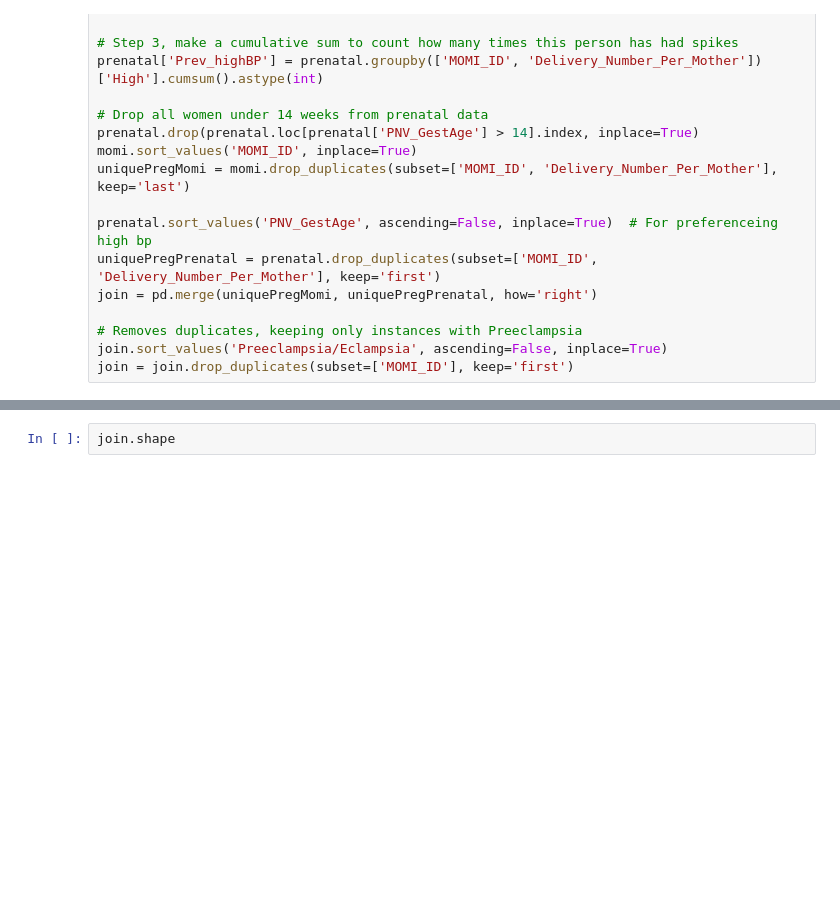
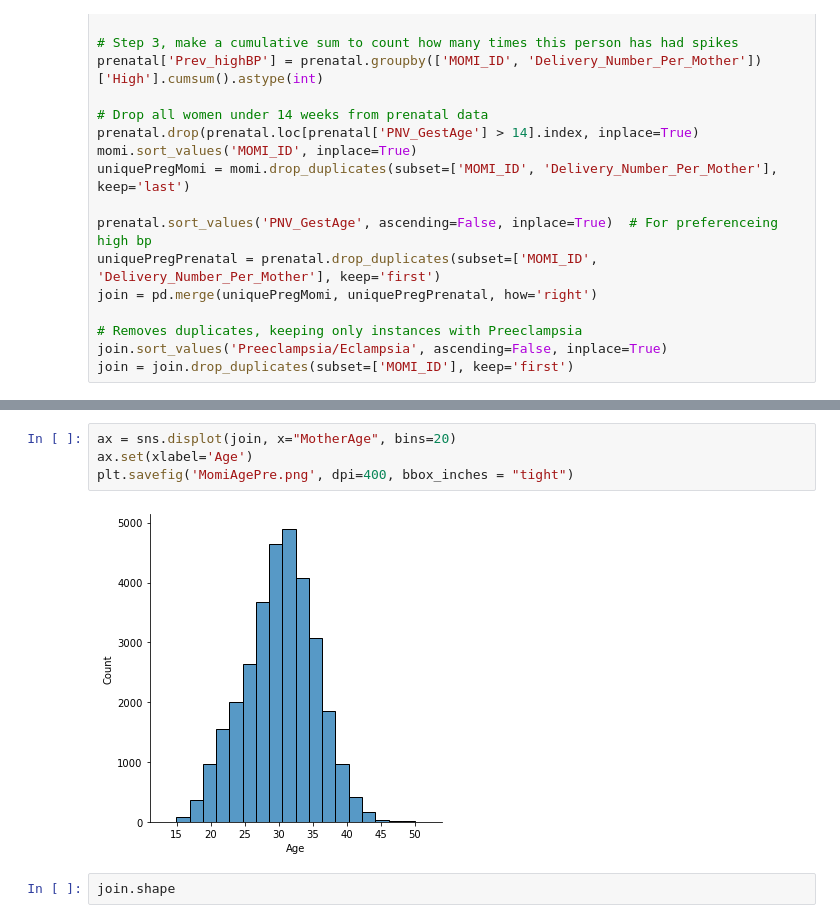
Before and after one commit to rachellb/Bennett_OUDSA5900, a Jupyter notebook: Descriptions/Momi Test.ipynb, the cells around one changed output, grey strips where cells are left out. Saved outputs shown, nothing was run; the diff lists cells and outputs as text; blank space fills up the shorter version.

```diff
--- a/Descriptions/Momi Test.ipynb
+++ b/Descriptions/Momi Test.ipynb
@@ -363,3 +404,9 @@ join = join.drop_duplicates(subset=['MOMI_ID'], keep='first')
+# %%
+ax = sns.displot(join, x="MotherAge", bins=20)
+ax.set(xlabel='Age')
+plt.savefig('MomiAgePre.png', dpi=400, bbox_inches = "tight")
+# %% [output]
+[figure, added]
 # %%
 join.shape
 # %% [output]
```
Also changed, not shown: parts of 7 cells of this notebook, 4 other files.
